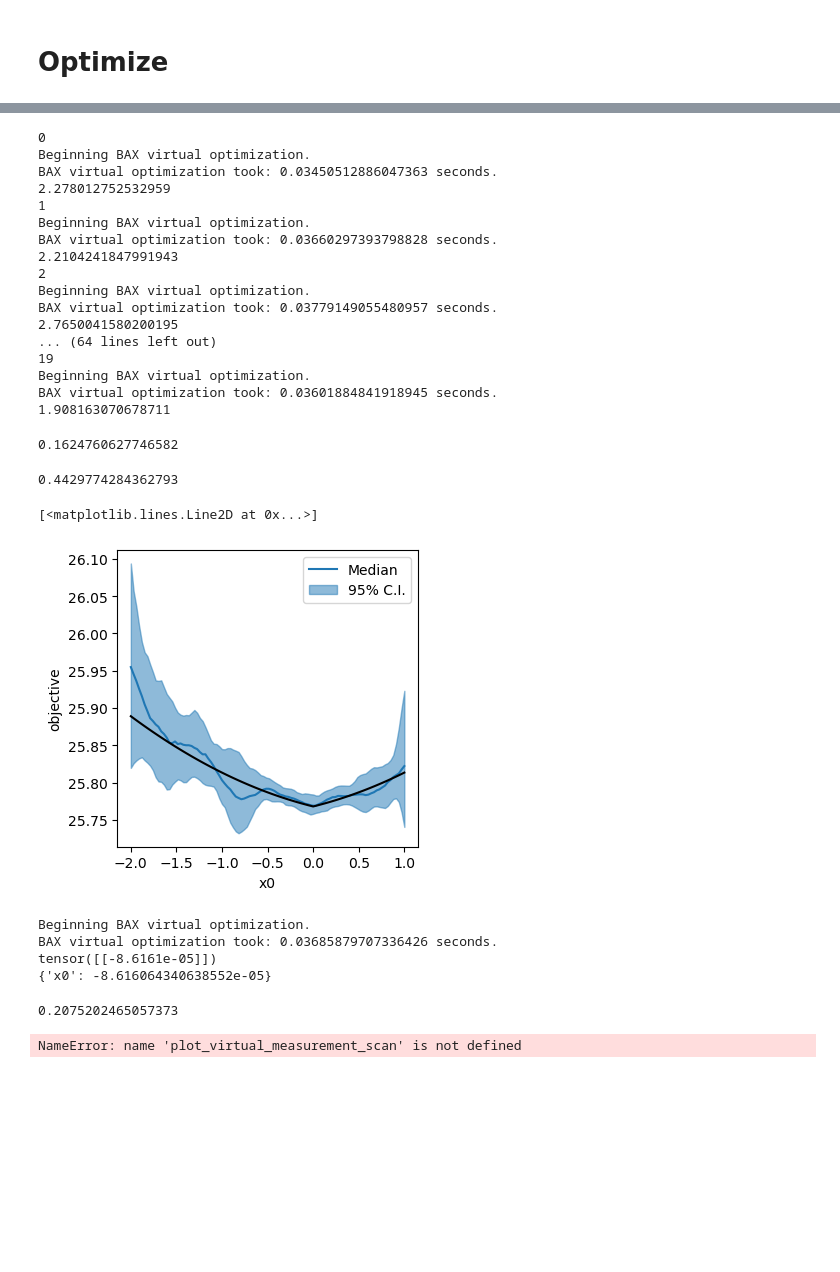
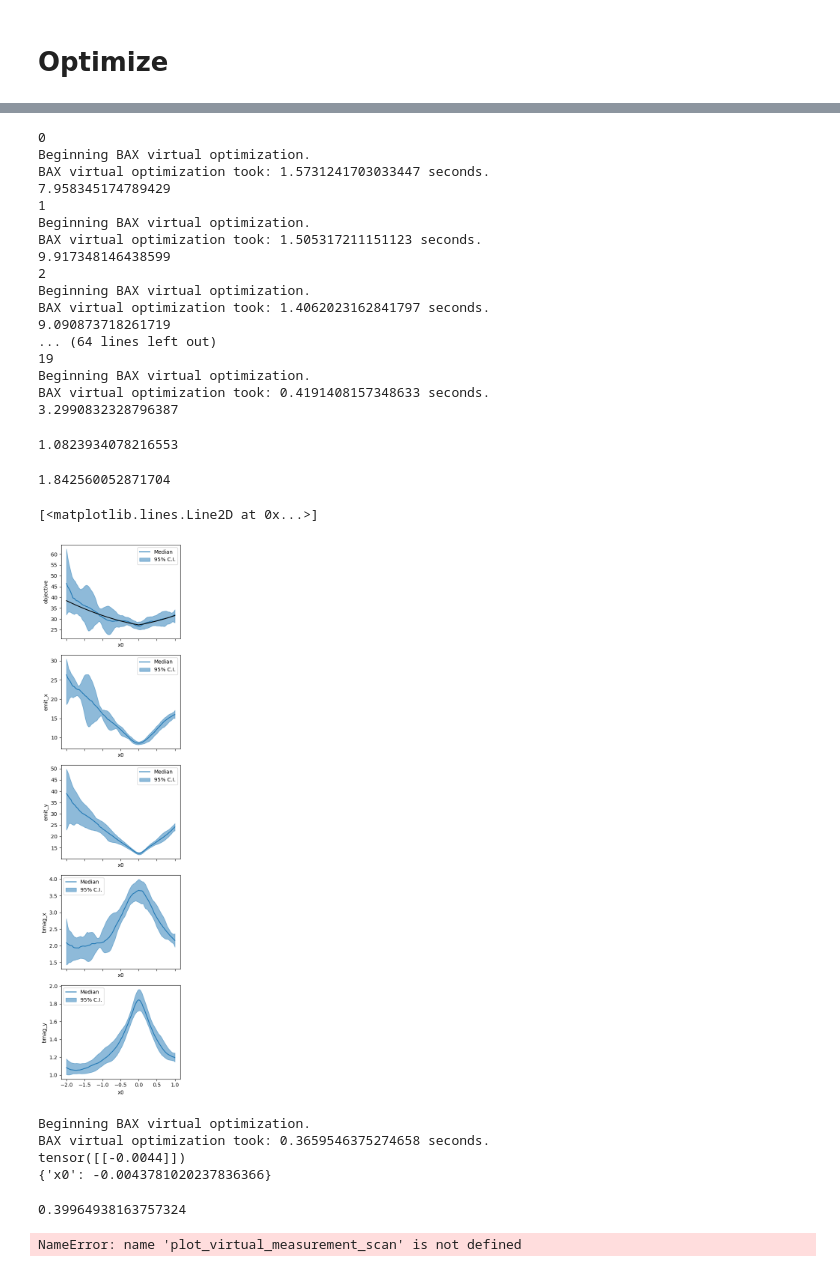
Before and after one commit to xopt-org/bax_algorithms, a Jupyter notebook: examples/emittance.ipynb, the cells around one changed output, grey strips where cells are left out. Saved outputs shown, nothing was run; the diff lists cells and outputs as text; code cells hidden in the pictures; blank space fills up the shorter version.

```diff
--- a/examples/emittance.ipynb
+++ b/examples/emittance.ipynb
@@ -96,7 +96,7 @@ var_names = ['x' + str(i) for i in range(ndim)]
 meas_param = var_names[meas_dim]
 
 def measure_beamsize(input_dict):
-    scale = 1.e3
+    scale = 1.e4
     x_tuning = torch.tensor([])
     for key in input_dict.keys():
         if key != str(meas_param):
@@ -375,57 +375,57 @@ for i in range(n_iter):
 # %% [output]
 0
 Beginning BAX virtual optimization.
-BAX virtual optimization took: 0.03450512886047363 seconds.
-2.278012752532959
+BAX virtual optimization took: 1.5731241703033447 seconds.
+7.958345174789429
 1
 Beginning BAX virtual optimization.
-BAX virtual optimization took: 0.03660297393798828 seconds.
-2.2104241847991943
+BAX virtual optimization took: 1.505317211151123 seconds.
+9.917348146438599
 2
 Beginning BAX virtual optimization.
-BAX virtual optimization took: 0.03779149055480957 seconds.
-2.7650041580200195
+BAX virtual optimization took: 1.4062023162841797 seconds.
+9.090873718261719
 ... (64 lines left out)
 19
 Beginning BAX virtual optimization.
-BAX virtual optimization took: 0.03601884841918945 seconds.
-1.908163070678711
+BAX virtual optimization took: 0.4191408157348633 seconds.
+3.2990832328796387
 # %%
 start = time.time()
 X.generator.train_model()
 print(time.time()-start)
 # %% [output]
-0.1624760627746582
+1.0823934078216553
 # %%
 from bax_algorithms.visualize import visualize_virtual_measurement_result
 
 start = time.time()
 fig, ax = visualize_virtual_measurement_result(X.generator,
                             variable_names=['x0'],
                             reference_point={'x0':torch.tensor([0.]),
                                              'x1':torch.tensor([0.]),
                                             # 'x2':torch.tensor([0.]),
                                             #  'x3':torch.tensor([0.]),
                                             #  'x4':torch.tensor([0.]),
                                              # 'x5':torch.tensor([0.]),
                                              # 'x6':torch.tensor([0.]),
                                              # 'x7':torch.tensor([0.]),
                                              # 'x8':torch.tensor([0.]),
                                             },
                             n_grid=100,
                             n_samples=100,
-                            result_key='objective',
+                            result_keys=['objective','emit_x','emit_y','bmag_x','bmag_y'],
                             # show_samples=True,
                                      )
 print(time.time()-start)
 x = torch.zeros(100, ndim)
 x[:,0] = torch.linspace(*vocs.bounds.T[0], 100)
-plt.plot(x[:,0], eval_true_emittance(x, use_bmag=use_bmag), c='k')
+ax[0].plot(x[:,0], eval_true_emittance(x, use_bmag=use_bmag), c='k')
 # plt.ylim(top=0.01)
 # %% [output]
-0.4429774284362793
+1.842560052871704
 [<matplotlib.lines.Line2D at 0x...>]
-[figure, old version]
+[figure, new version]
 # %%
 x_tuning = get_bax_mean_prediction(X.generator, mean_optimizer)
 x_tuning_dict = tuning_input_tensor_to_dict(X.generator, x_tuning)
@@ -433,9 +433,9 @@ print(x_tuning)
 print(x_tuning_dict)
 # %% [output]
 Beginning BAX virtual optimization.
-BAX virtual optimization took: 0.03685879707336426 seconds.
-tensor([[-8.6161e-05]])
-{'x0': -8.616064340638552e-05}
+BAX virtual optimization took: 0.3659546375274658 seconds.
+tensor([[-0.0044]])
+{'x0': -0.0043781020237836366}
 # %%
 from bax_algorithms.utils import uniform_random_sample_in_bounds
 from bax_algorithms.utils import get_bax_model_and_bounds
@@ -445,7 +445,7 @@ start = time.time()
 algo.evaluate_virtual_objective(X.generator.algorithm.results['sample_functions_list'], x0.reshape(n_samples, 1000, -1), bounds)
 print(time.time()-start)
 # %% [output]
-0.2075202465057373
+0.39964938163757324
 # %%
 reference_point={'x0':torch.tensor([0.]),
                  'x1':torch.tensor([0.]),
```
Also changed, not shown: parts of 7 cells of this notebook, 2 other files.
